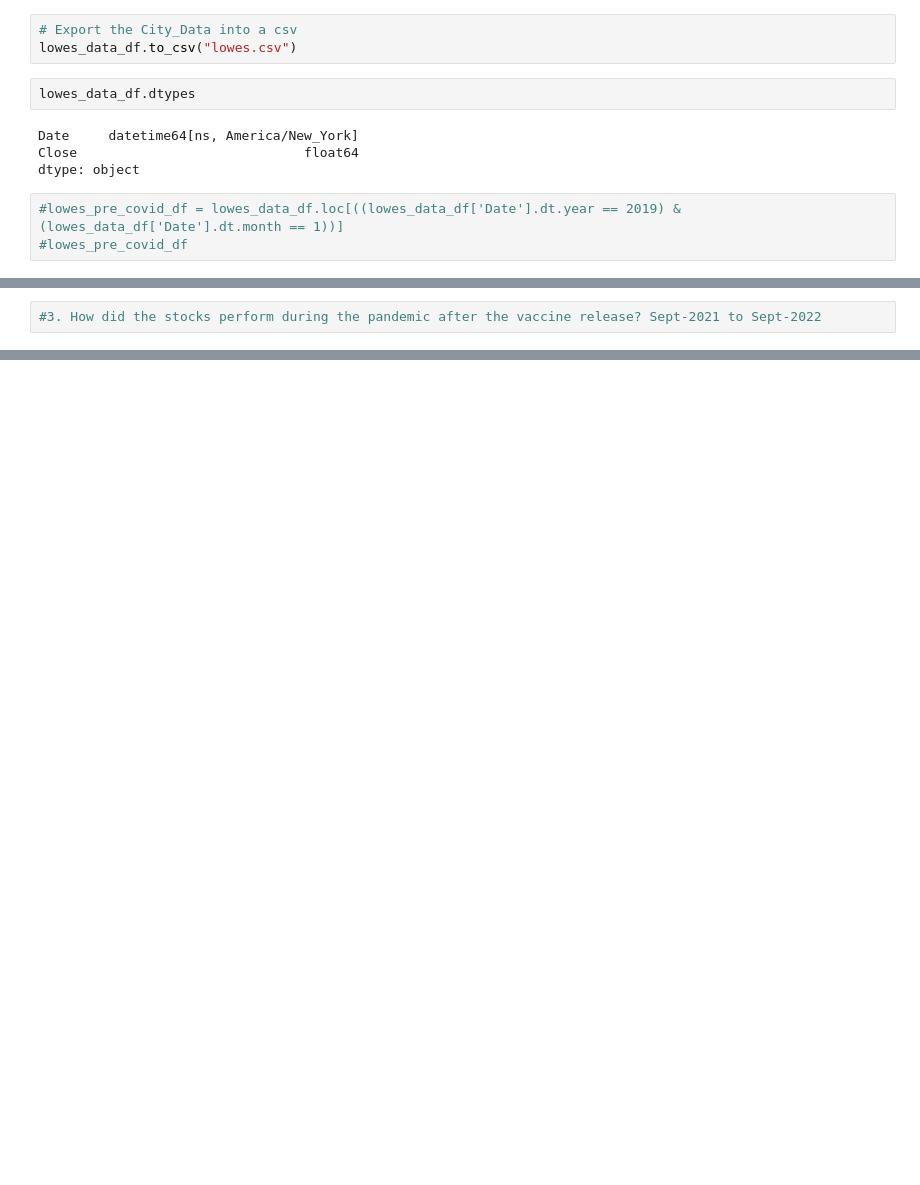
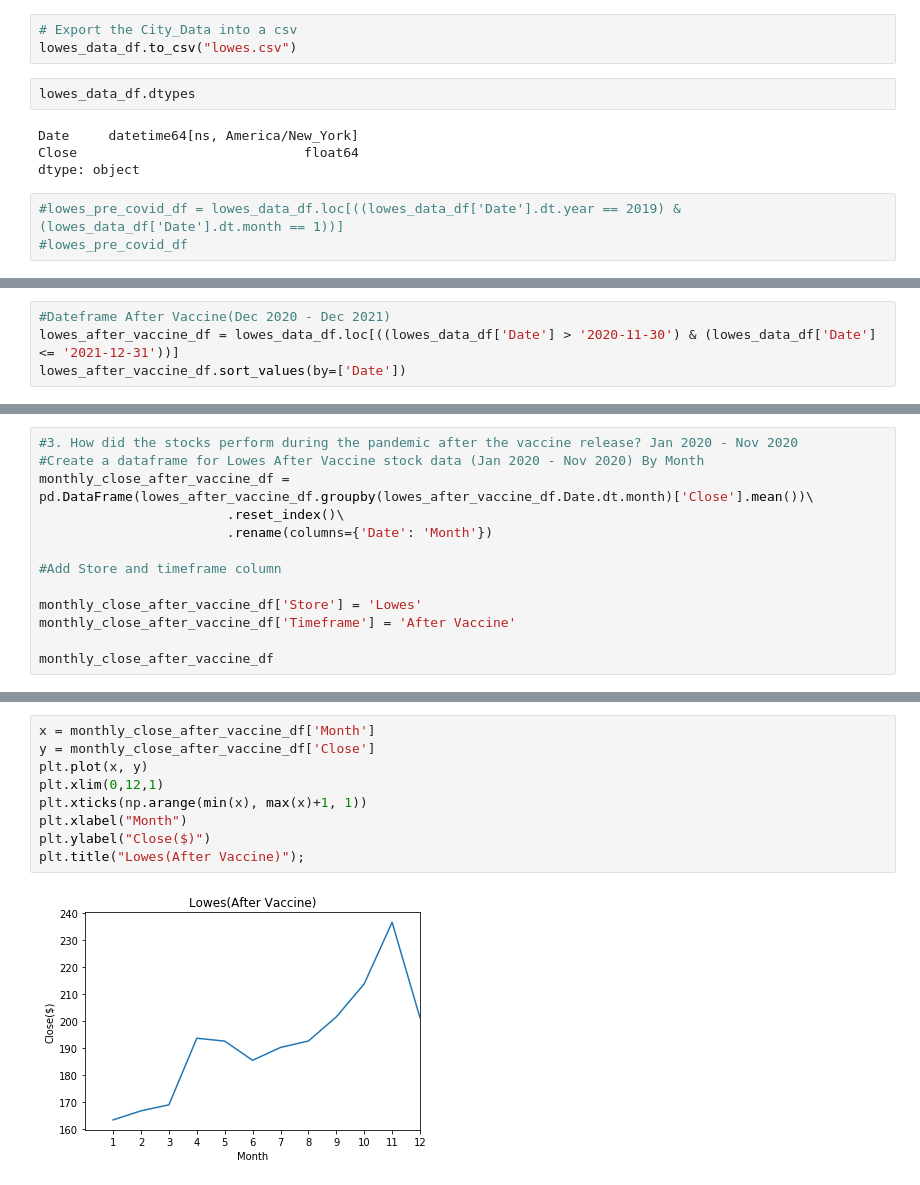
Before and after one commit to cjallow01/project-1, a Jupyter notebook: retail_covid_stocks.ipynb, the cells around one changed output, grey strips where cells are left out. Cells and saved outputs as stored; diff of their text form; blank space fills up the shorter version.

```diff
--- a/retail_covid_stocks.ipynb
+++ b/retail_covid_stocks.ipynb
@@ -149,0 +219,4 @@ pre_covid2[["Date","Close"]]
+# %%
+#Dateframe After Vaccine(Dec 2020 - Dec 2021)
+lowes_after_vaccine_df = lowes_data_df.loc[((lowes_data_df['Date'] > '2020-11-30') & (lowes_data_df['Date'] <= '2021-12-31'))]
+lowes_after_vaccine_df.sort_values(by=['Date'])
@@ -150,2 +237,13 @@ pre_covid2[["Date","Close"]]
 # %%
-#3. How did the stocks perform during the pandemic after the vaccine release? Sept-2021 to Sept-2022
+#3. How did the stocks perform during the pandemic after the vaccine release? Jan 2020 - Nov 2020
+#Create a dataframe for Lowes After Vaccine stock data (Jan 2020 - Nov 2020) By Month
+monthly_close_after_vaccine_df = pd.DataFrame(lowes_after_vaccine_df.groupby(lowes_after_vaccine_df.Date.dt.month)['Close'].mean())\
+                        .reset_index()\
+                        .rename(columns={'Date': 'Month'})
+
+#Add Store and timeframe column
+
+monthly_close_after_vaccine_df['Store'] = 'Lowes'
+monthly_close_after_vaccine_df['Timeframe'] = 'After Vaccine'
+
+monthly_close_after_vaccine_df
@@ -151,0 +264,11 @@ pre_covid2[["Date","Close"]]
+# %%
+x = monthly_close_after_vaccine_df['Month']
+y = monthly_close_after_vaccine_df['Close']
+plt.plot(x, y)
+plt.xlim(0,12,1)
+plt.xticks(np.arange(min(x), max(x)+1, 1))
+plt.xlabel("Month")
+plt.ylabel("Close($)")
+plt.title("Lowes(After Vaccine)");
+# %% [output]
+[figure, added]
```
Also changed, not shown: parts of 14 cells of this notebook, 1 other file.
